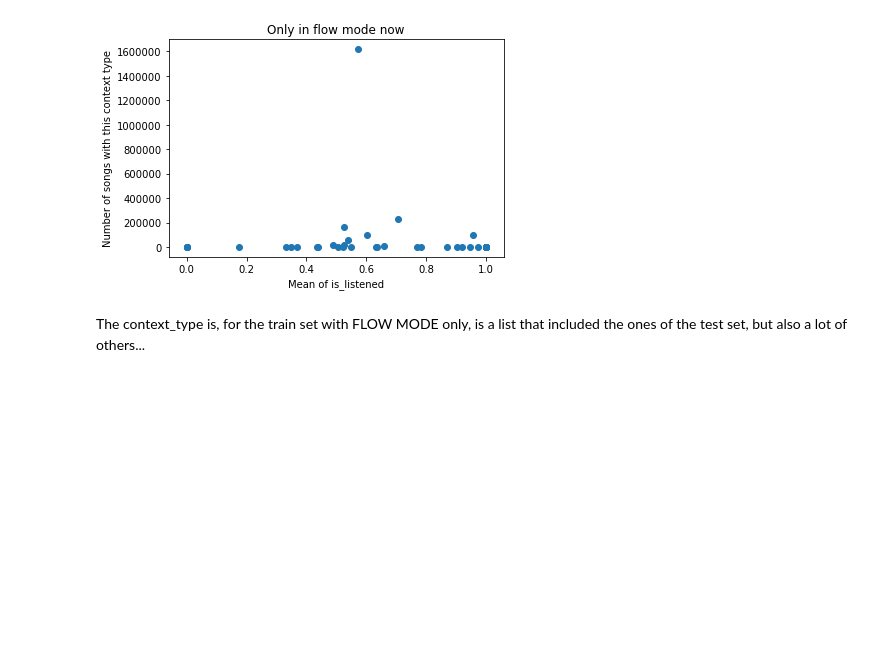
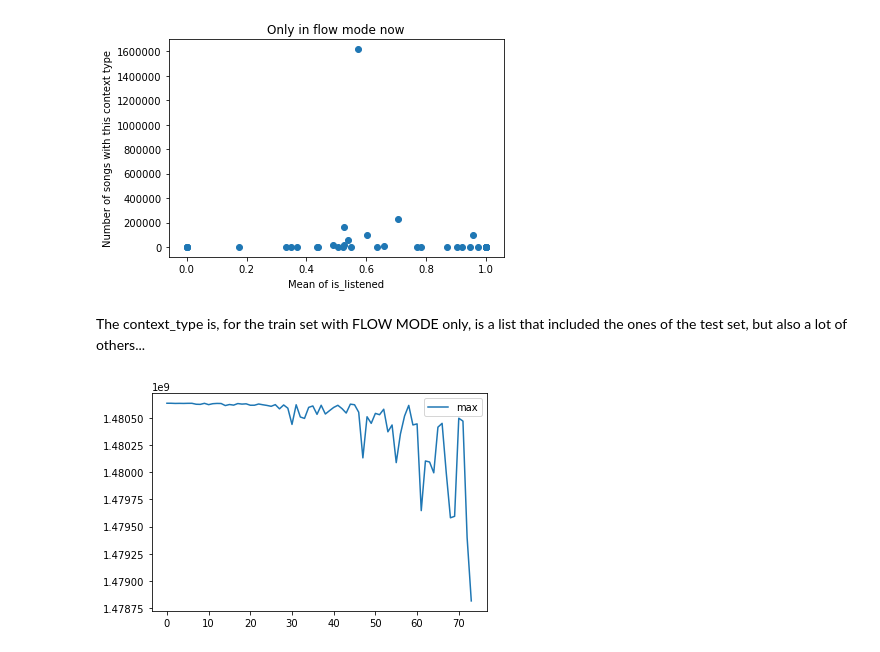
Before and after one commit to MarcSzafraniec/dsg17, a Jupyter notebook: context_type-visualisation.ipynb, the cells around one changed output. Drawn from its saved outputs; the diff is of its cells as text; code cells hidden in the pictures; blank space fills up the shorter version.

```diff
--- a/context_type-visualisation.ipynb
+++ b/context_type-visualisation.ipynb
@@ -11,0 +12,4 @@ extra_infos = pd.read_json('extra_infos.json',lines=True)
+# %%
+for context in test['context_type'].unique():
+    print(context)
+    print(len(train[train['context_type'] == context]))
@@ -89,3 +135,19 @@ plt.show()
 [figure]
 # %% [markdown]
 The context_type is, for the train set with FLOW MODE only, is a list that included the ones of the test set, but also a lot of others...
+# %%
+list_times_max = []
+list_times_min = []
+for context in sorted(train['context_type'].unique()):
+#     print(context)
+    train_context_times = train[train['context_type'] == context]['ts_listen']
+#     print(train_context_times.min(), train_context_times.max(), train_context_times.median() )
+    list_times_max.append(train_context_times.max())
+    list_times_min.append(train_context_times.min())
+# %%
+plt.plot(list_times_max,label='max')
+# plt.plot(list_times_min,label='min')
+plt.legend()
+plt.show()
+# %% [output]
+[figure, added]
```
Also changed, not shown: parts of 7 cells of this notebook, 1 other file.
